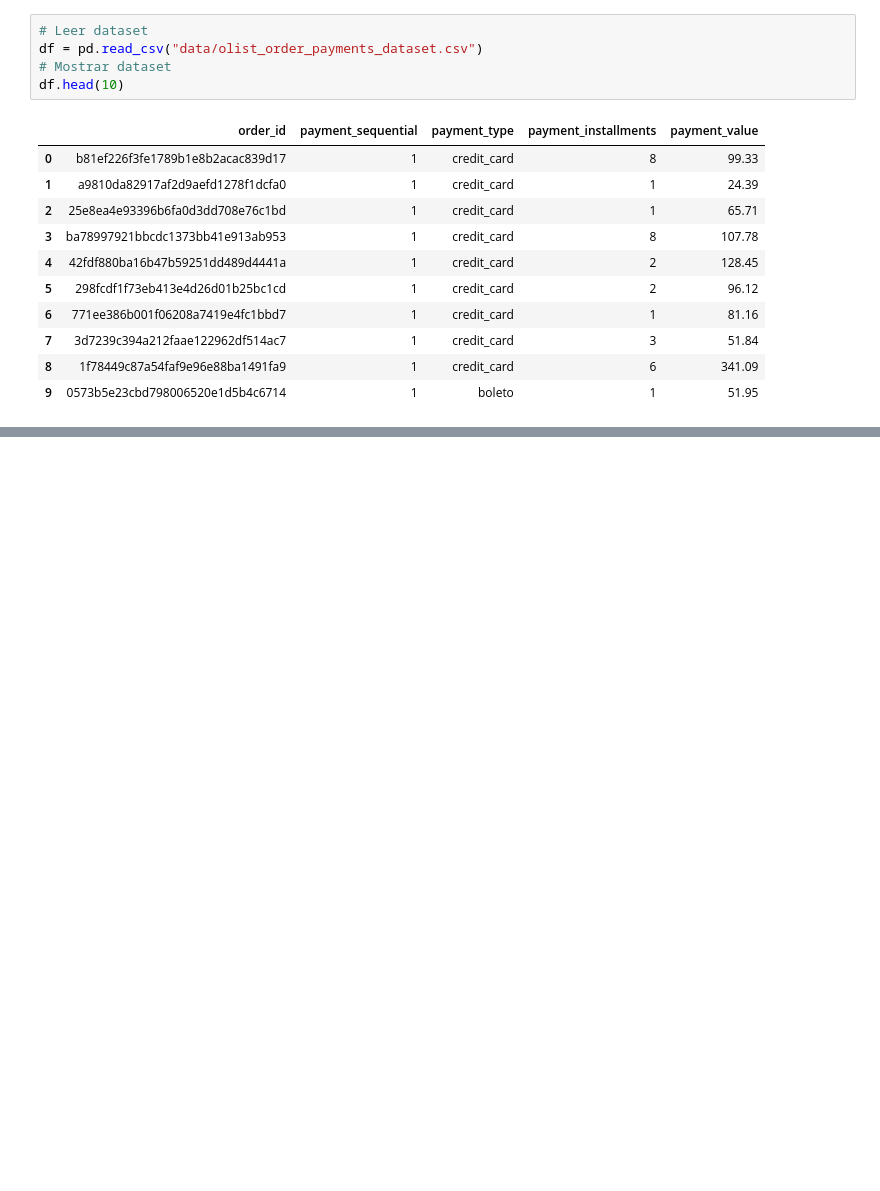
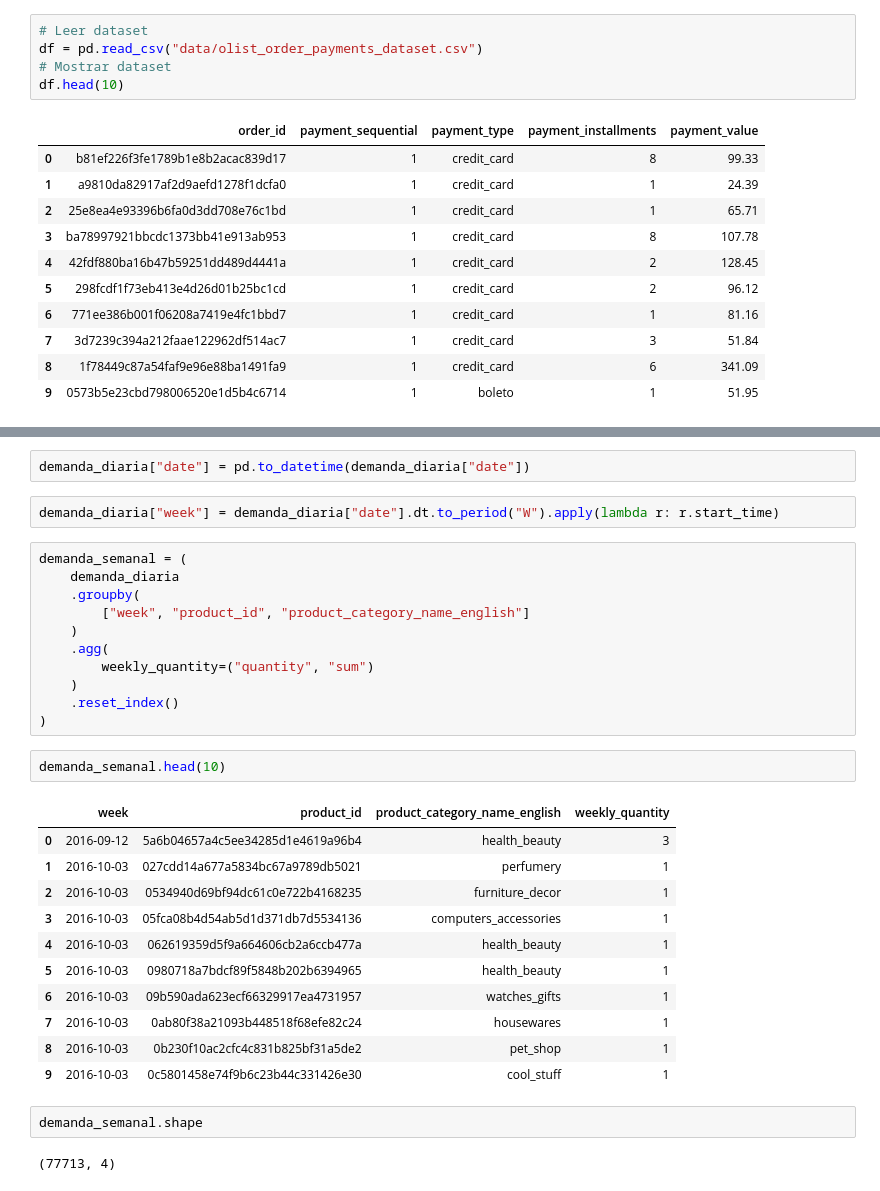
Before and after one commit to roguef07/TFM_Equipo_15, a Jupyter notebook: scrapping/EDA.ipynb, the cells around one changed output, grey strips where cells are left out. Saved outputs shown, nothing was run; the diff lists cells and outputs as text; blank space fills up the shorter version.

```diff
--- a/scrapping/EDA.ipynb
+++ b/scrapping/EDA.ipynb
@@ -30,0 +176,33 @@ Hola mundo
+# %%
+demanda_diaria["date"] = pd.to_datetime(demanda_diaria["date"])
+# %%
+demanda_diaria["week"] = demanda_diaria["date"].dt.to_period("W").apply(lambda r: r.start_time)
+# %%
+demanda_semanal = (
+    demanda_diaria
+    .groupby(
+        ["week", "product_id", "product_category_name_english"]
+    )
+    .agg(
+        weekly_quantity=("quantity", "sum")
+    )
+    .reset_index()
+)
+# %%
+demanda_semanal.head(10)
+# %% [output]
+|  | week | product_id | product_category_name_english | weekly_quantity |
+| 0 | 2016-09-12 | 5a6b04657a4c5ee34285d1e4619a96b4 | health_beauty | 3 |
+| 1 | 2016-10-03 | 027cdd14a677a5834bc67a9789db5021 | perfumery | 1 |
+| 2 | 2016-10-03 | 0534940d69bf94dc61c0e722b4168235 | furniture_decor | 1 |
+| 3 | 2016-10-03 | 05fca08b4d54ab5d1d371db7d5534136 | computers_accessories | 1 |
+| 4 | 2016-10-03 | 062619359d5f9a664606cb2a6ccb477a | health_beauty | 1 |
+| 5 | 2016-10-03 | 0980718a7bdcf89f5848b202b6394965 | health_beauty | 1 |
+| 6 | 2016-10-03 | 09b590ada623ecf66329917ea4731957 | watches_gifts | 1 |
+| 7 | 2016-10-03 | 0ab80f38a21093b448518f68efe82c24 | housewares | 1 |
+| 8 | 2016-10-03 | 0b230f10ac2cfc4c831b825bf31a5de2 | pet_shop | 1 |
+| 9 | 2016-10-03 | 0c5801458e74f9b6c23b44c331426e30 | cool_stuff | 1 |
+# %%
+demanda_semanal.shape
+# %% [output]
+(77713, 4)
```
Also changed, not shown: parts of 32 cells of this notebook.
